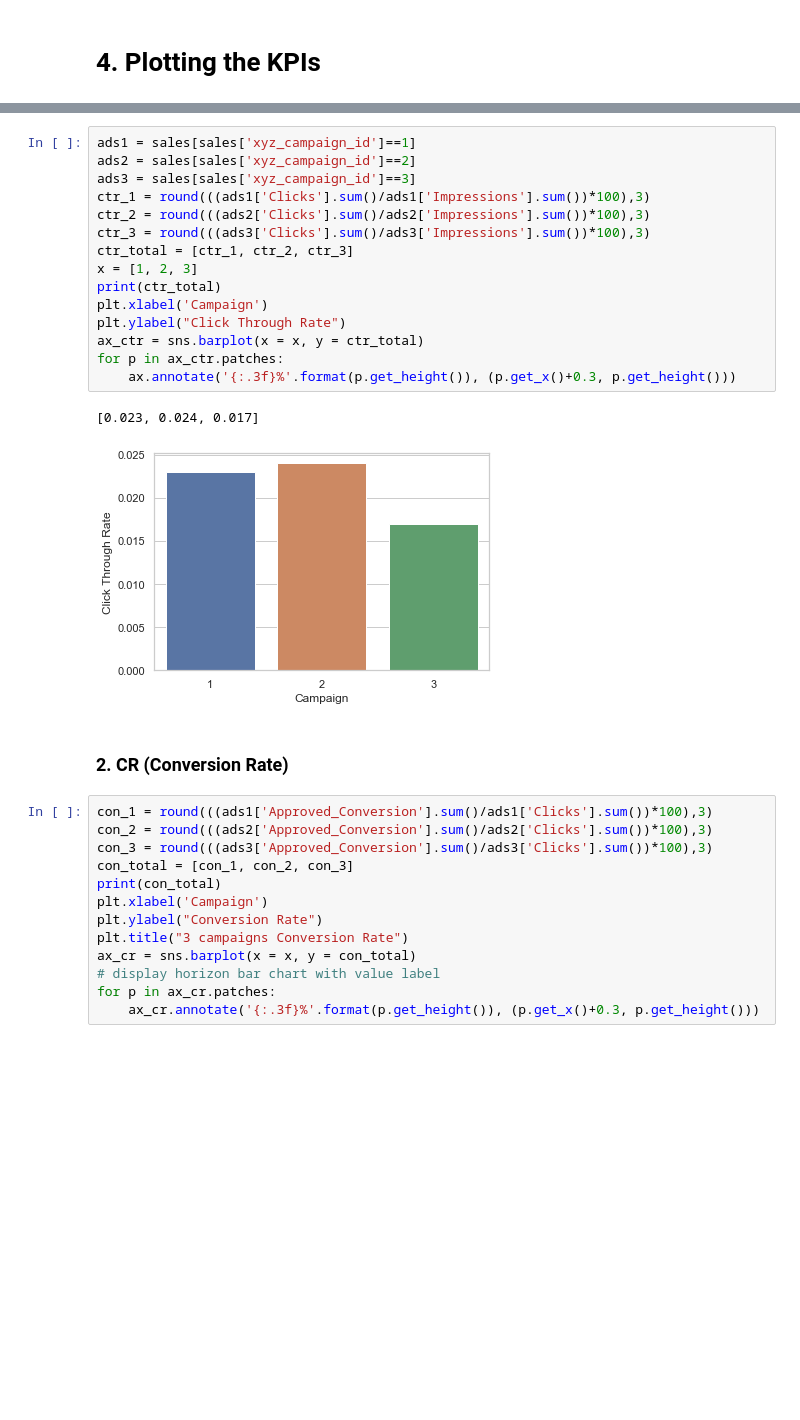
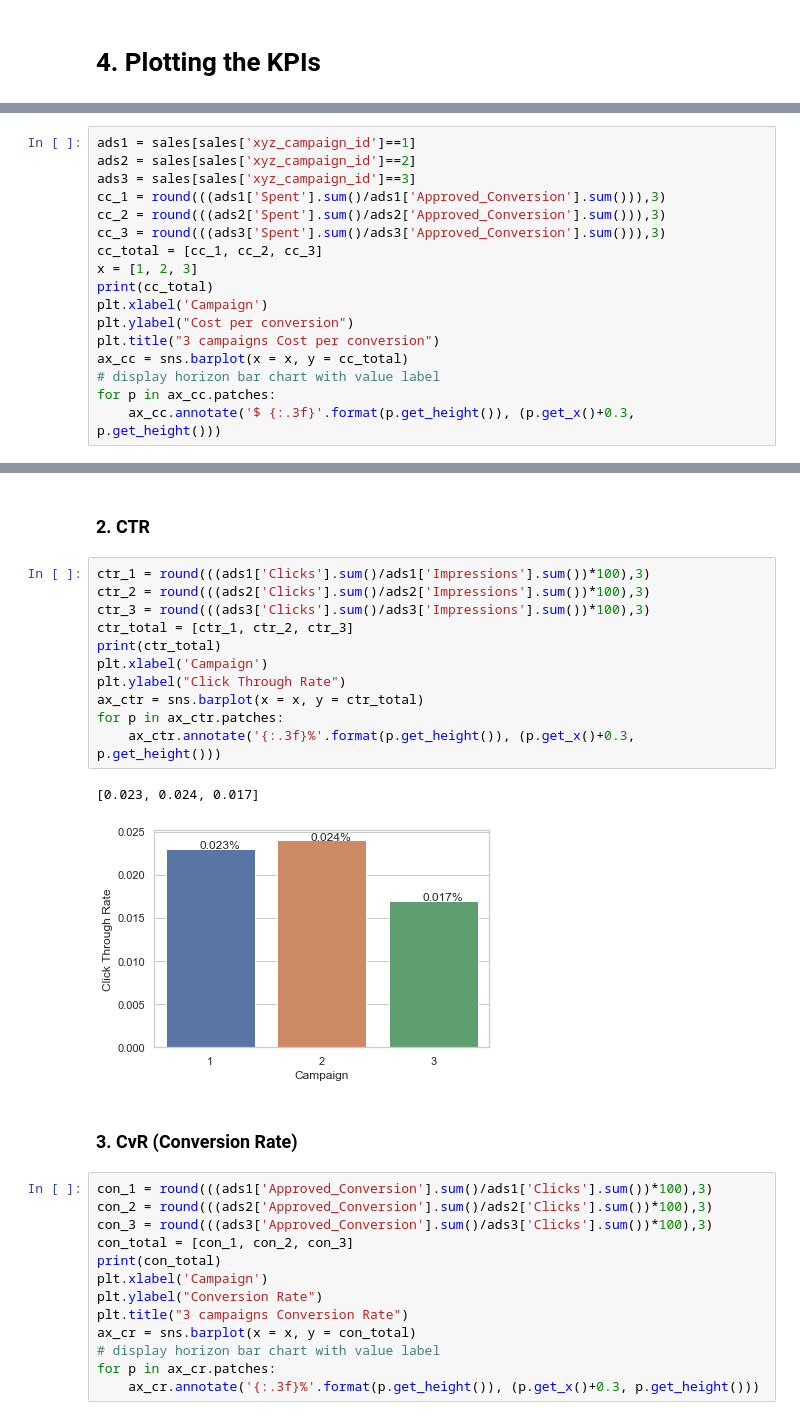
Before and after one commit to weekysui/Sales_conversion, a Jupyter notebook: Data Understanding.ipynb, the cells around one changed output, grey strips where cells are left out. Cells and saved outputs as stored; diff of their text form; blank space fills up the shorter version.

```diff
--- a/Data Understanding.ipynb
+++ b/Data Understanding.ipynb
@@ -356,0 +357,17 @@ Our goal is to optimize sales conversion (Approved_Conversion) and predict futur
+# %%
+ads1 = sales[sales['xyz_campaign_id']==1]
+ads2 = sales[sales['xyz_campaign_id']==2]
+ads3 = sales[sales['xyz_campaign_id']==3]
+cc_1 = round(((ads1['Spent'].sum()/ads1['Approved_Conversion'].sum())),3)
+cc_2 = round(((ads2['Spent'].sum()/ads2['Approved_Conversion'].sum())),3)
+cc_3 = round(((ads3['Spent'].sum()/ads3['Approved_Conversion'].sum())),3)
+cc_total = [cc_1, cc_2, cc_3]
+x = [1, 2, 3]
+print(cc_total)
+plt.xlabel('Campaign')
+plt.ylabel("Cost per conversion")
+plt.title("3 campaigns Cost per conversion")
+ax_cc = sns.barplot(x = x, y = cc_total)
+# display horizon bar chart with value label
+for p in ax_cc.patches:
+    ax_cc.annotate('$ {:.3f}'.format(p.get_height()), (p.get_x()+0.3, p.get_height()))
@@ -357,23 +377,21 @@ Our goal is to optimize sales conversion (Approved_Conversion) and predict futur
+# %% [markdown]
+### 2. CTR
 # %%
-ads1 = sales[sales['xyz_campaign_id']==1]
-ads2 = sales[sales['xyz_campaign_id']==2]
-ads3 = sales[sales['xyz_campaign_id']==3]
 ctr_1 = round(((ads1['Clicks'].sum()/ads1['Impressions'].sum())*100),3)
 ctr_2 = round(((ads2['Clicks'].sum()/ads2['Impressions'].sum())*100),3)
 ctr_3 = round(((ads3['Clicks'].sum()/ads3['Impressions'].sum())*100),3)
 ctr_total = [ctr_1, ctr_2, ctr_3]
-x = [1, 2, 3]
 print(ctr_total)
 plt.xlabel('Campaign')
 plt.ylabel("Click Through Rate")
 ax_ctr = sns.barplot(x = x, y = ctr_total)
 for p in ax_ctr.patches:
-    ax.annotate('{:.3f}%'.format(p.get_height()), (p.get_x()+0.3, p.get_height()))
+    ax_ctr.annotate('{:.3f}%'.format(p.get_height()), (p.get_x()+0.3, p.get_height()))
 # %% [output]
 [0.023, 0.024, 0.017]
-[figure, old version]
+[figure, new version]
 # %% [markdown]
-### 2. CR (Conversion Rate)
+### 3. CvR (Conversion Rate)
 # %%
 con_1 = round(((ads1['Approved_Conversion'].sum()/ads1['Clicks'].sum())*100),3)
 con_2 = round(((ads2['Approved_Conversion'].sum()/ads2['Clicks'].sum())*100),3)
```
Also changed, not shown: parts of 31 cells of this notebook.
